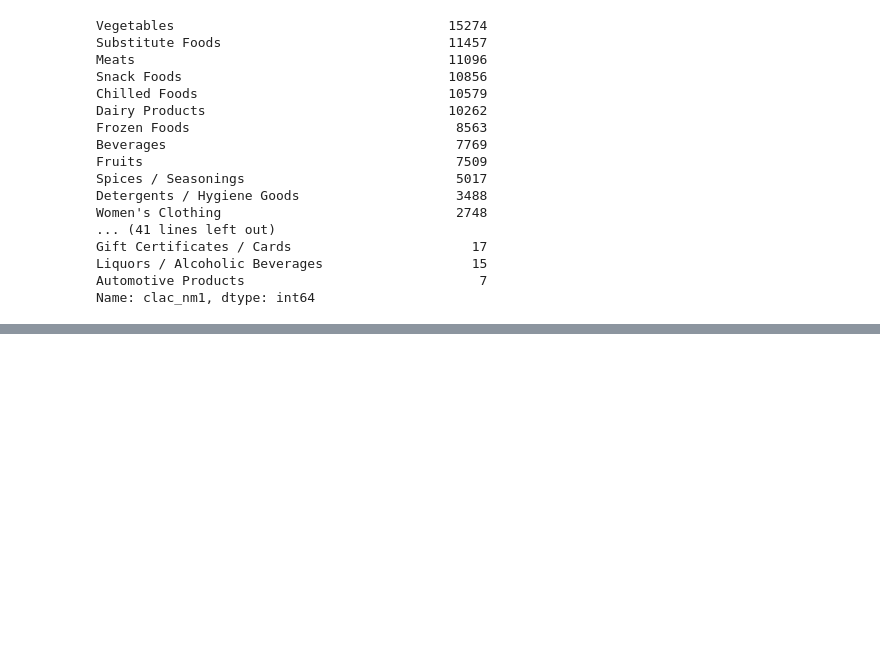
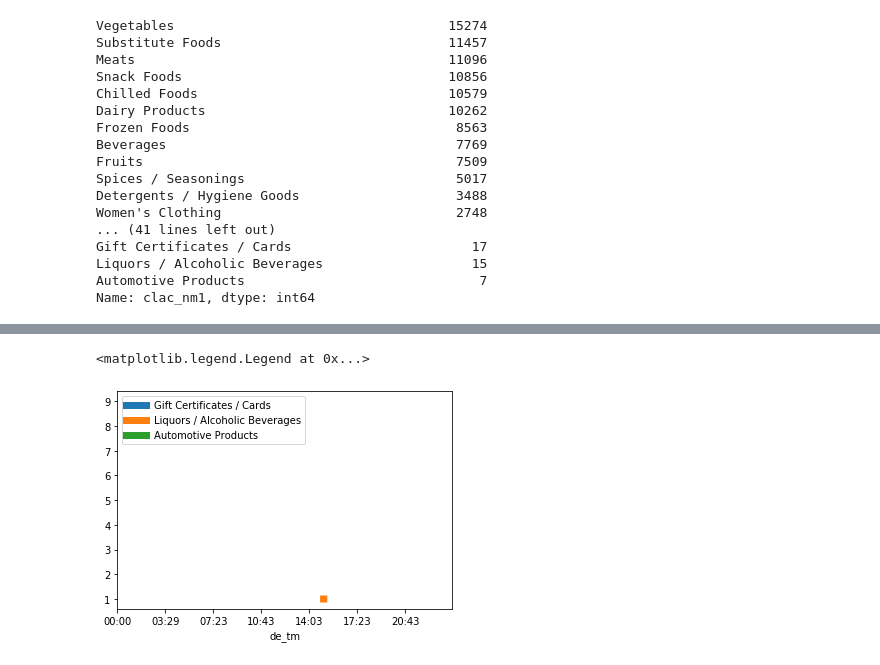
Before and after one commit to almondh/TIL, a Jupyter notebook: Lpoint/EDA.ipynb, the cells around one changed output, grey strips where cells are left out. Cells and saved outputs as stored; diff of their text form; code cells hidden in the pictures; blank space fills up the shorter version.

```diff
--- a/Lpoint/EDA.ipynb
+++ b/Lpoint/EDA.ipynb
@@ -588,0 +612,10 @@ plt.legend(look6.columns)
+# %%
+# 하위 3개 항목 구매시간 비교
+look6.drop('Total')['Gift Certificates / Cards'].plot(lw=7)
+look6.drop('Total')['Liquors / Alcoholic Beverages'].plot(lw=7)
+look6.drop('Total')['Automotive Products'].plot(lw=7)
+plt.legend(look6.columns[-3:])
+# 그래프상에 나타나지 않음
+# %% [output]
+<matplotlib.legend.Legend at 0x...>
+[figure, added]
```
Also changed, not shown: parts of 2 cells of this notebook.
